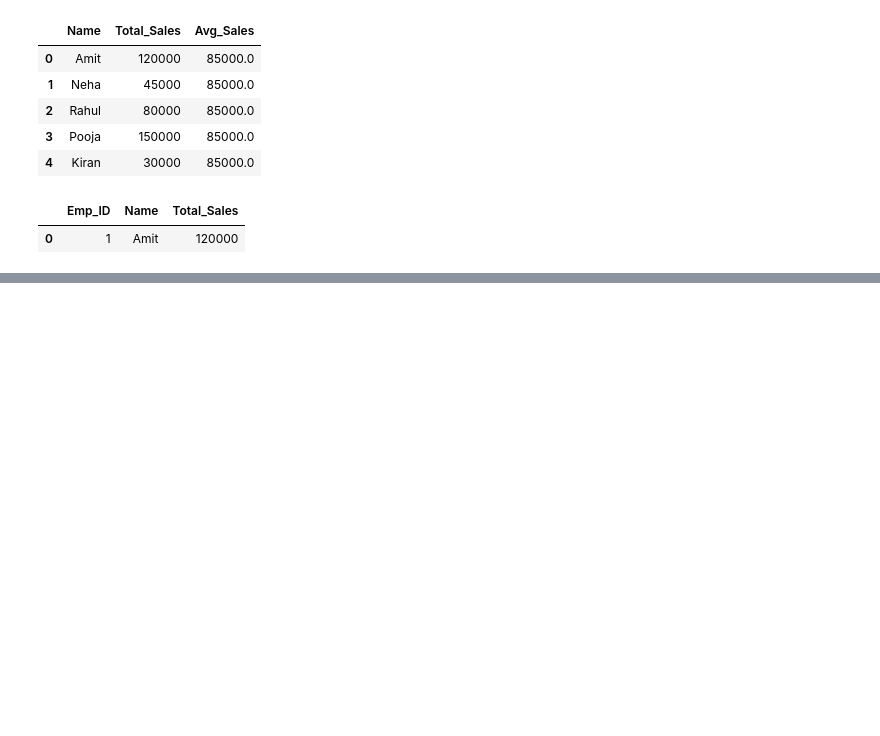
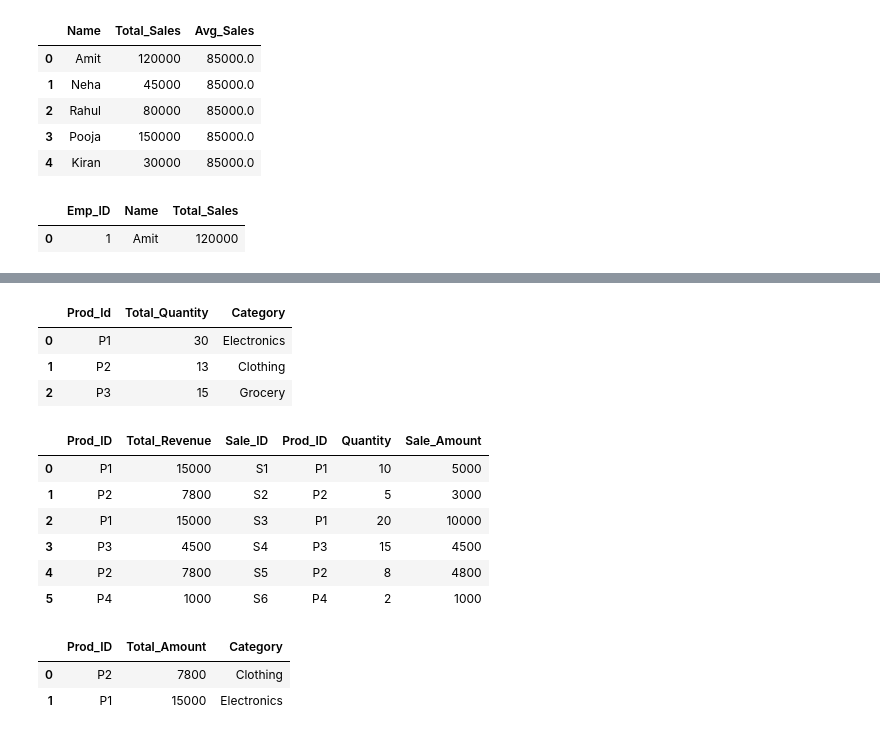
Before and after one commit to Visky-02/Data-Science-Practice, a Jupyter notebook: Untitled Folder/sql2.ipynb, the cells around one changed output, grey strips where cells are left out. Saved outputs shown, nothing was run; the diff lists cells and outputs as text; code cells hidden in the pictures; blank space fills up the shorter version.

```diff
--- a/Untitled Folder/sql2.ipynb
+++ b/Untitled Folder/sql2.ipynb
@@ -487,3 +487,28 @@ pd.read_sql_query(query27,conn)
 # %% [output]
 |  | Emp_ID | Name | Total_Sales |
 | 0 | 1 | Amit | 120000 |
+# %%
+import pandas as pd
+import sqlite3
+
+# Dummy Data Setup
+sales_data = {
+    'Sale_ID': ['S1', 'S2', 'S3', 'S4', 'S5', 'S6'],
+    'Prod_ID': ['P1', 'P2', 'P1', 'P3', 'P2', 'P4'],
+    'Quantity': [10, 5, 20, 15, 8, 2],
+    'Sale_Amount': [5000, 3000, 10000, 4500, 4800, 1000]
+}
+
+products_data = {
+    'Prod_ID': ['P1', 'P2', 'P3', 'P5'],
+    'Category': ['Electronics', 'Clothing', 'Grocery', 'Books'],
+    'Price': [500, 600, 300, 200]
+}
+
+df_sales = pd.DataFrame(sales_data)
+df_products = pd.DataFrame(products_data)
+
+conn = sqlite3.connect(':memory:')
+df_sales.to_sql('sales', conn, index=False, if_exists='replace')
+df_products.to_sql('products', conn, index=False, if_exists='replace')
+print("15 LPA CTE Environment Ready!")
@@ -489,0 +659,44 @@ pd.read_sql_query(query27,conn)
+# %%
+query7="""
+WITH Bulk_Products AS (SELECT Prod_Id,SUM(Quantity) AS Total_Quantity FROM sales GROUP BY Prod_ID HAVING SUM(Quantity)>10)
+SELECT a.*,b.Category
+FROM Bulk_Products a
+INNER JOIN products b
+ON a.Prod_ID=b.Prod_ID
+"""
+pd.read_sql_query(query7,conn)
+# %% [output]
+|  | Prod_Id | Total_Quantity | Category |
+| 0 | P1 | 30 | Electronics |
+| 1 | P2 | 13 | Clothing |
+| 2 | P3 | 15 | Grocery |
+# %%
+query8="""
+WITH Product_Totals AS(SELECT Prod_ID, SUM(Sale_Amount) AS Total_Revenue FROM sales GROUP BY Prod_ID)
+SELECT p.*,s.*
+FROM Product_Totals p
+INNER JOIN sales s
+ON p.Prod_ID=s.Prod_ID
+"""
+pd.read_sql_query(query8,conn)
+# %% [output]
+|  | Prod_ID | Total_Revenue | Sale_ID | Prod_ID | Quantity | Sale_Amount |
+| 0 | P1 | 15000 | S1 | P1 | 10 | 5000 |
+| 1 | P2 | 7800 | S2 | P2 | 5 | 3000 |
+| 2 | P1 | 15000 | S3 | P1 | 20 | 10000 |
+| 3 | P3 | 4500 | S4 | P3 | 15 | 4500 |
+| 4 | P2 | 7800 | S5 | P2 | 8 | 4800 |
+| 5 | P4 | 1000 | S6 | P4 | 2 | 1000 |
+# %%
+query9="""
+WITH Cat_Rev AS (SELECT sales.Prod_ID,SUM(sales.Sale_Amount) AS Total_Amount,products.Category FROM sales
+INNER JOIN products ON sales.Prod_ID=products.Prod_ID GROUP BY products.Category),
+Top_Cats AS(SELECT * FROM Cat_Rev WHERE Total_Amount>5000)
+SELECT *
+FROM Top_Cats
+"""
+pd.read_sql_query(query9,conn)
+# %% [output]
+|  | Prod_ID | Total_Amount | Category |
+| 0 | P2 | 7800 | Clothing |
+| 1 | P1 | 15000 | Electronics |
```
Also changed, not shown: parts of 12 cells of this notebook, 1 other file.
